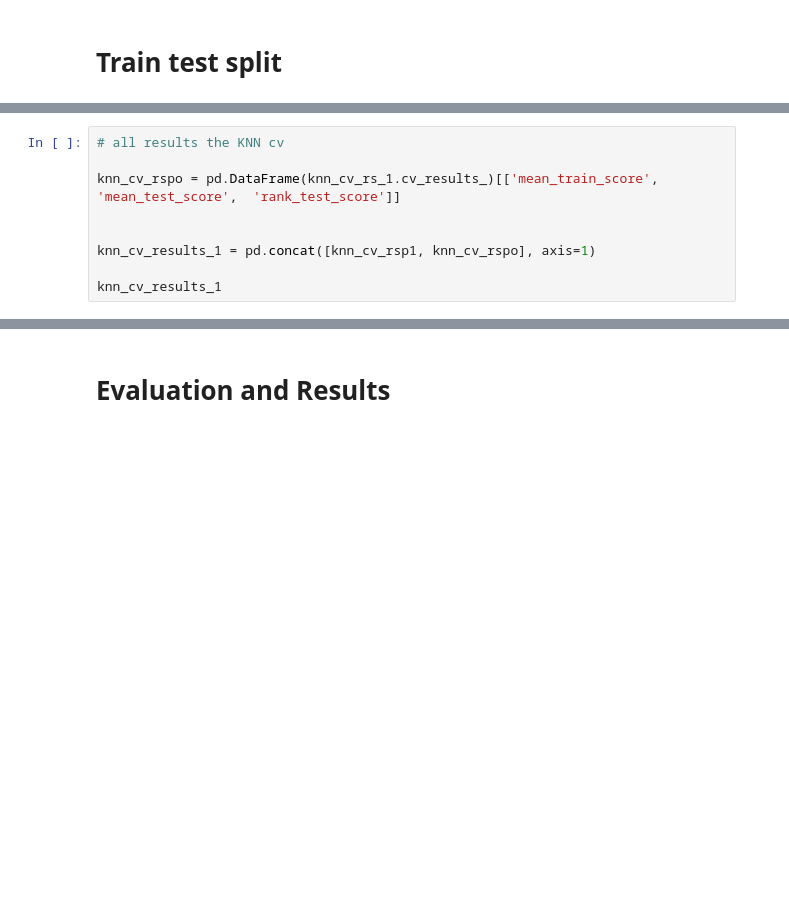
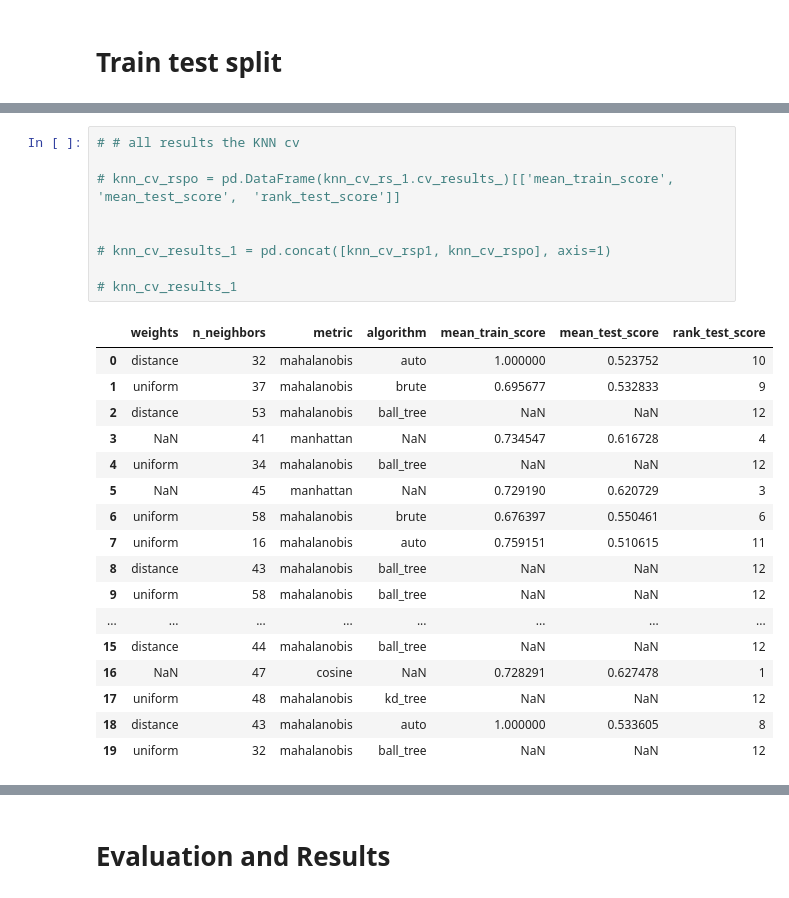
Before and after one commit to Cazta/fraud_detection_electricity_company, a Jupyter notebook: fraud_ml_knn.ipynb, the cells around one changed output, grey strips where cells are left out. Drawn from its saved outputs; the diff is of its cells as text; blank space fills up the shorter version.

```diff
--- a/fraud_ml_knn.ipynb
+++ b/fraud_ml_knn.ipynb
@@ -377,11 +359,29 @@ knn_cv_rsp1.head()
 # %%
-# all results the KNN cv
+# # all results the KNN cv
 
-knn_cv_rspo = pd.DataFrame(knn_cv_rs_1.cv_results_)[['mean_train_score', 'mean_test_score',  'rank_test_score']]
+# knn_cv_rspo = pd.DataFrame(knn_cv_rs_1.cv_results_)[['mean_train_score', 'mean_test_score',  'rank_test_score']]
 
 
-knn_cv_results_1 = pd.concat([knn_cv_rsp1, knn_cv_rspo], axis=1)
+# knn_cv_results_1 = pd.concat([knn_cv_rsp1, knn_cv_rspo], axis=1)
 
-knn_cv_results_1
+# knn_cv_results_1
+# %% [output]
+|  | weights | n_neighbors | metric | algorithm | mean_train_score | mean_test_score | rank_test_score |
+| 0 | distance | 32 | mahalanobis | auto | 1.000000 | 0.523752 | 10 |
+| 1 | uniform | 37 | mahalanobis | brute | 0.695677 | 0.532833 | 9 |
+| 2 | distance | 53 | mahalanobis | ball_tree | NaN | NaN | 12 |
+| 3 | NaN | 41 | manhattan | NaN | 0.734547 | 0.616728 | 4 |
+| 4 | uniform | 34 | mahalanobis | ball_tree | NaN | NaN | 12 |
+| 5 | NaN | 45 | manhattan | NaN | 0.729190 | 0.620729 | 3 |
+| 6 | uniform | 58 | mahalanobis | brute | 0.676397 | 0.550461 | 6 |
+| 7 | uniform | 16 | mahalanobis | auto | 0.759151 | 0.510615 | 11 |
+| 8 | distance | 43 | mahalanobis | ball_tree | NaN | NaN | 12 |
+| 9 | uniform | 58 | mahalanobis | ball_tree | NaN | NaN | 12 |
+| ... | ... | ... | ... | ... | ... | ... | ... |
+| 15 | distance | 44 | mahalanobis | ball_tree | NaN | NaN | 12 |
+| 16 | NaN | 47 | cosine | NaN | 0.728291 | 0.627478 | 1 |
+| 17 | uniform | 48 | mahalanobis | kd_tree | NaN | NaN | 12 |
+| 18 | distance | 43 | mahalanobis | auto | 1.000000 | 0.533605 | 8 |
+| 19 | uniform | 32 | mahalanobis | ball_tree | NaN | NaN | 12 |
 # %%
 
```
Also changed, not shown: parts of 66 cells of this notebook, 1 other file.
